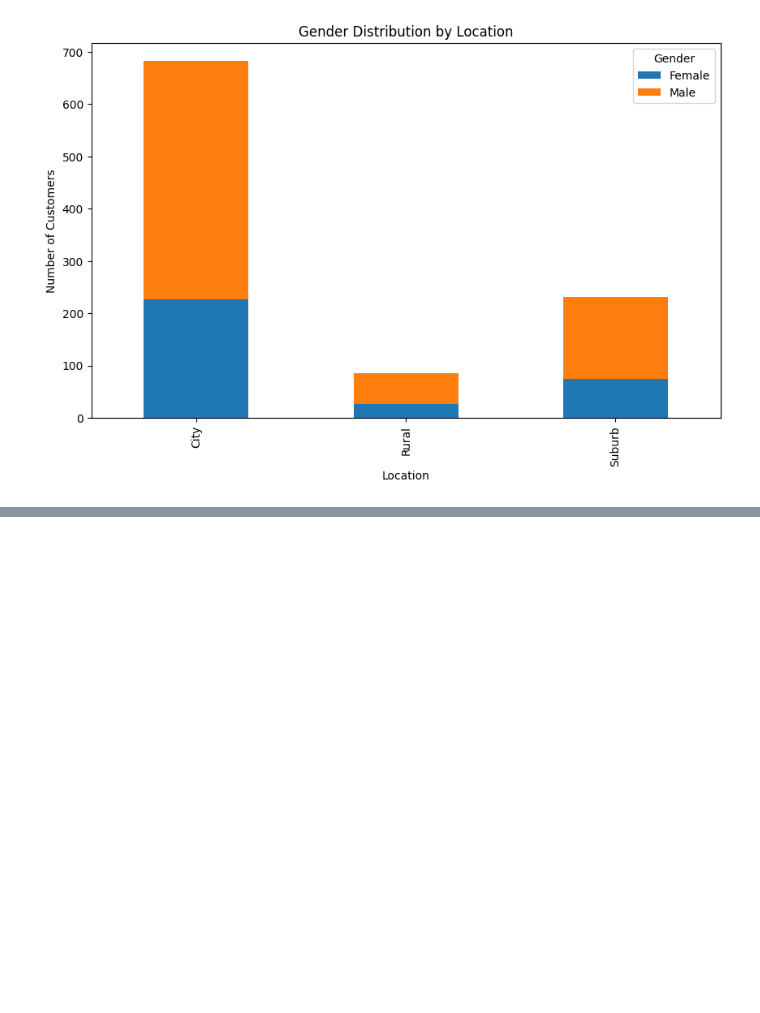
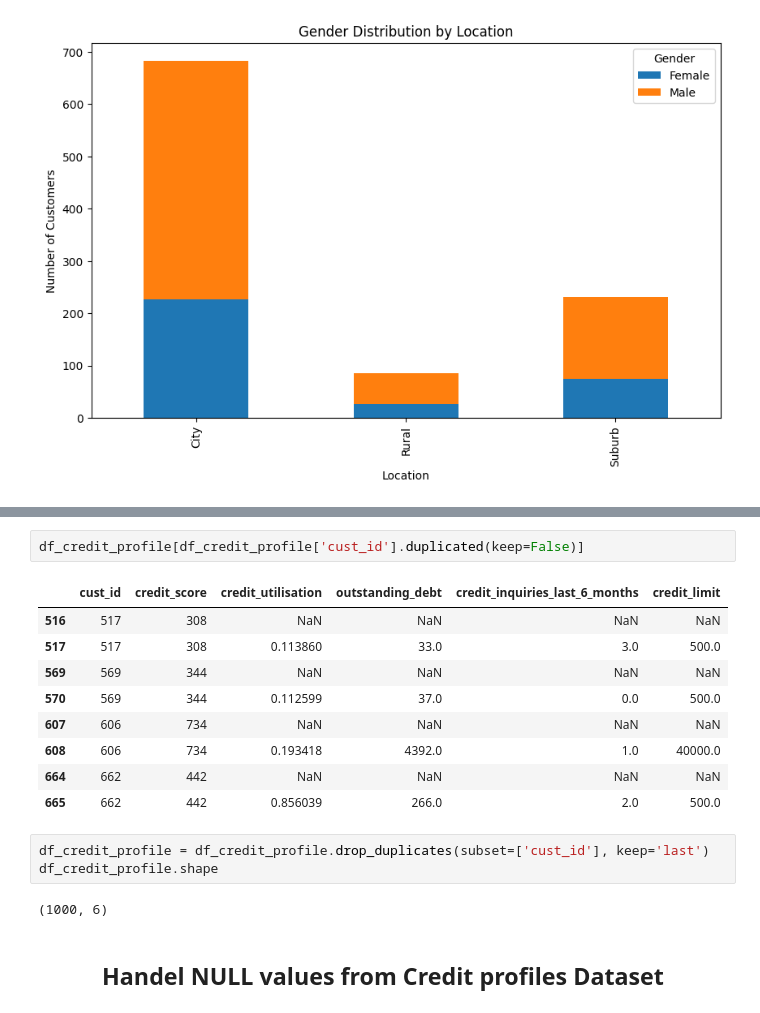
Before and after one commit to ashishjadhav123/AtliQo-Bank-Credit-Card-Launch, a Jupyter notebook: AtliQo Bank Phase1.ipynb, the cells around one changed output, grey strips where cells are left out. Drawn from its saved outputs; the diff is of its cells as text; blank space fills up the shorter version.

```diff
--- a/AtliQo Bank Phase1.ipynb
+++ b/AtliQo Bank Phase1.ipynb
@@ -260,0 +283,19 @@ plt.show()
+# %%
+df_credit_profile[df_credit_profile['cust_id'].duplicated(keep=False)]
+# %% [output]
+|  | cust_id | credit_score | credit_utilisation | outstanding_debt | credit_inquiries_last_6_months | credit_limit |
+| 516 | 517 | 308 | NaN | NaN | NaN | NaN |
+| 517 | 517 | 308 | 0.113860 | 33.0 | 3.0 | 500.0 |
+| 569 | 569 | 344 | NaN | NaN | NaN | NaN |
+| 570 | 569 | 344 | 0.112599 | 37.0 | 0.0 | 500.0 |
+| 607 | 606 | 734 | NaN | NaN | NaN | NaN |
+| 608 | 606 | 734 | 0.193418 | 4392.0 | 1.0 | 40000.0 |
+| 664 | 662 | 442 | NaN | NaN | NaN | NaN |
+| 665 | 662 | 442 | 0.856039 | 266.0 | 2.0 | 500.0 |
+# %%
+df_credit_profile = df_credit_profile.drop_duplicates(subset=['cust_id'], keep='last')
+df_credit_profile.shape
+# %% [output]
+(1000, 6)
+# %% [markdown]
+<h2 align=Center> Handel NULL values from Credit profiles Dataset </h2>
```
Also changed, not shown: parts of 17 cells of this notebook.
